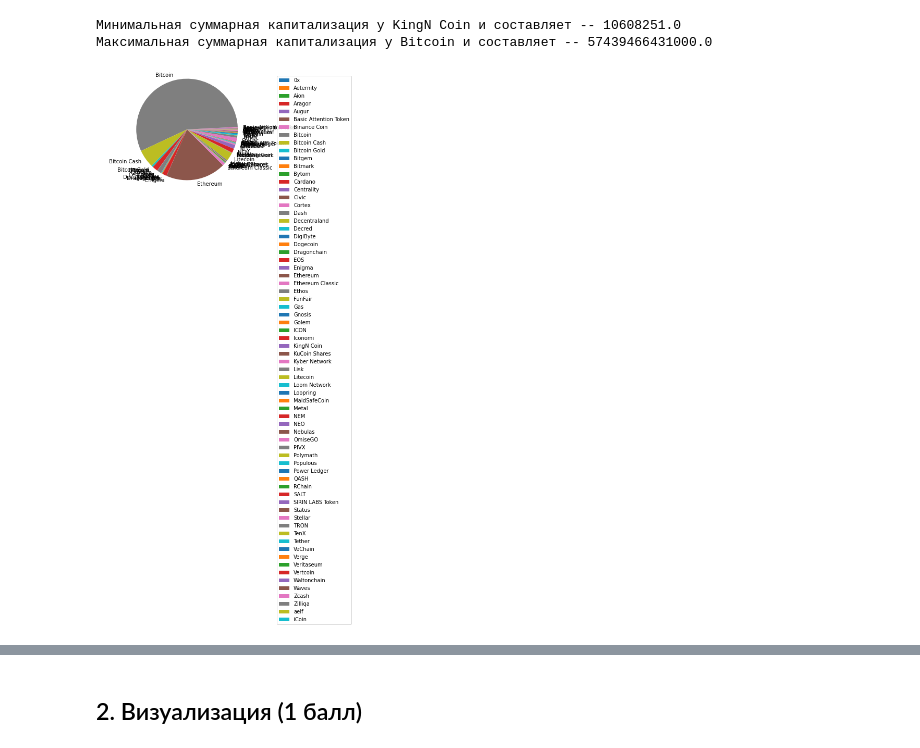
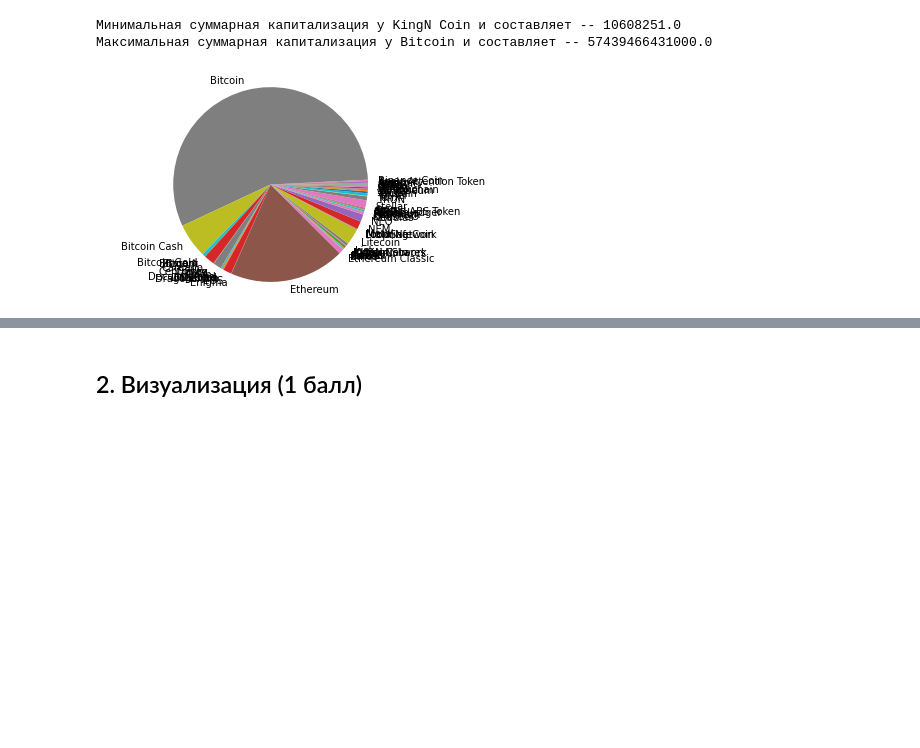
Before and after one commit to NikolayPolonchuk/test, a Jupyter notebook: Копия_блокнота_"lab_work_ipynb".ipynb, the cells around one changed output, grey strips where cells are left out. Drawn from its saved outputs; the diff is of its cells as text; code cells hidden in the pictures; blank space fills up the shorter version.

```diff
--- a/Копия_блокнота_"lab_work_ipynb".ipynb
+++ b/Копия_блокнота_"lab_work_ipynb".ipynb
@@ -134,14 +134,13 @@ print('Максимальная суммарная капитализация у
 # %%
 df = pd.DataFrame({'coin': coins['name'], 'market' : coins['market']})
 df.groupby(['coin']).sum()
 
 fig, ax = plt.subplots()
 
 ax.pie(df.groupby('coin').sum(), labels=sorted(list(set(df['coin'].tolist()))))
 ax.axis('equal')
-ax.legend(loc='upper left', bbox_to_anchor=(1.0, 1.0))
 plt.show()
 # %% [output]
-[figure, old version]
+[figure, new version]
 # %%
 df = pd.DataFrame({'coin': coins['name'], 'market' : coins['market']})
```
Also changed, not shown: parts of 1 cell of this notebook.
